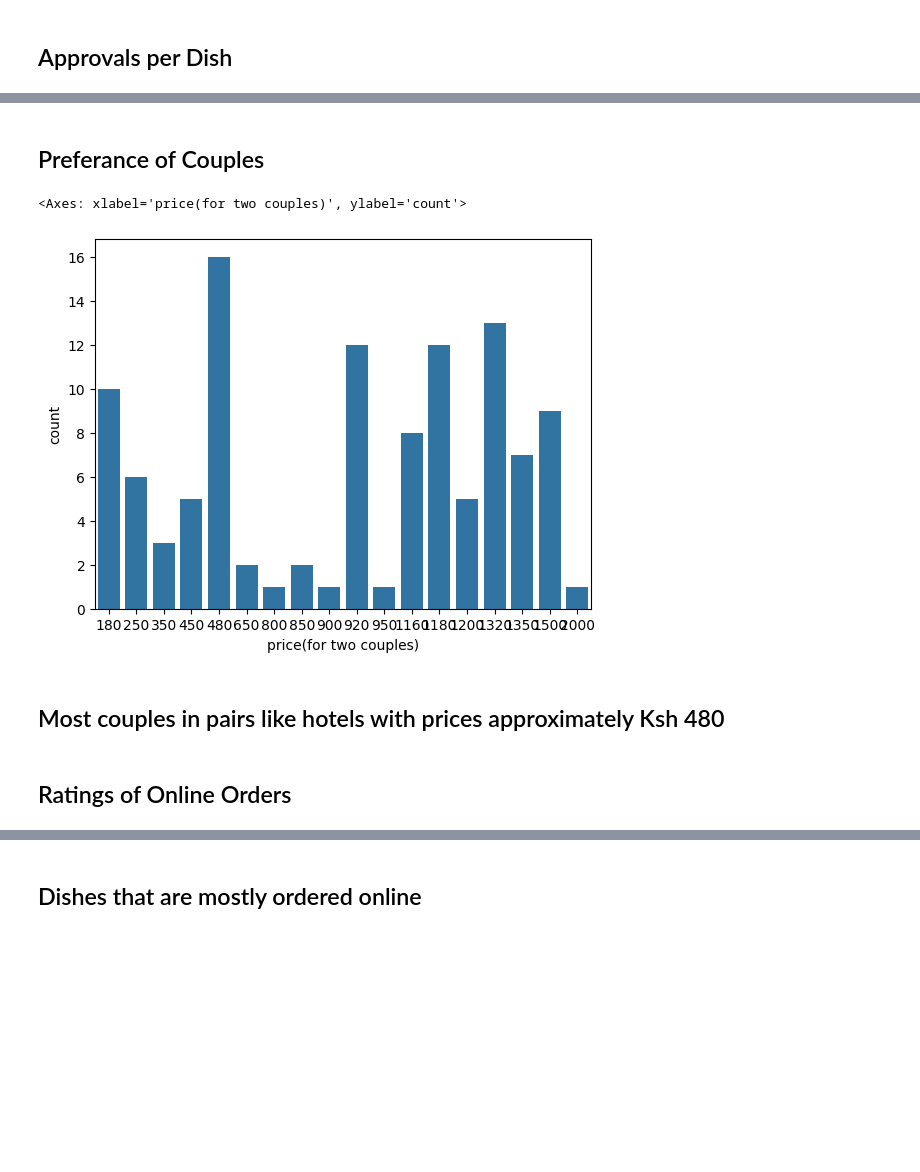
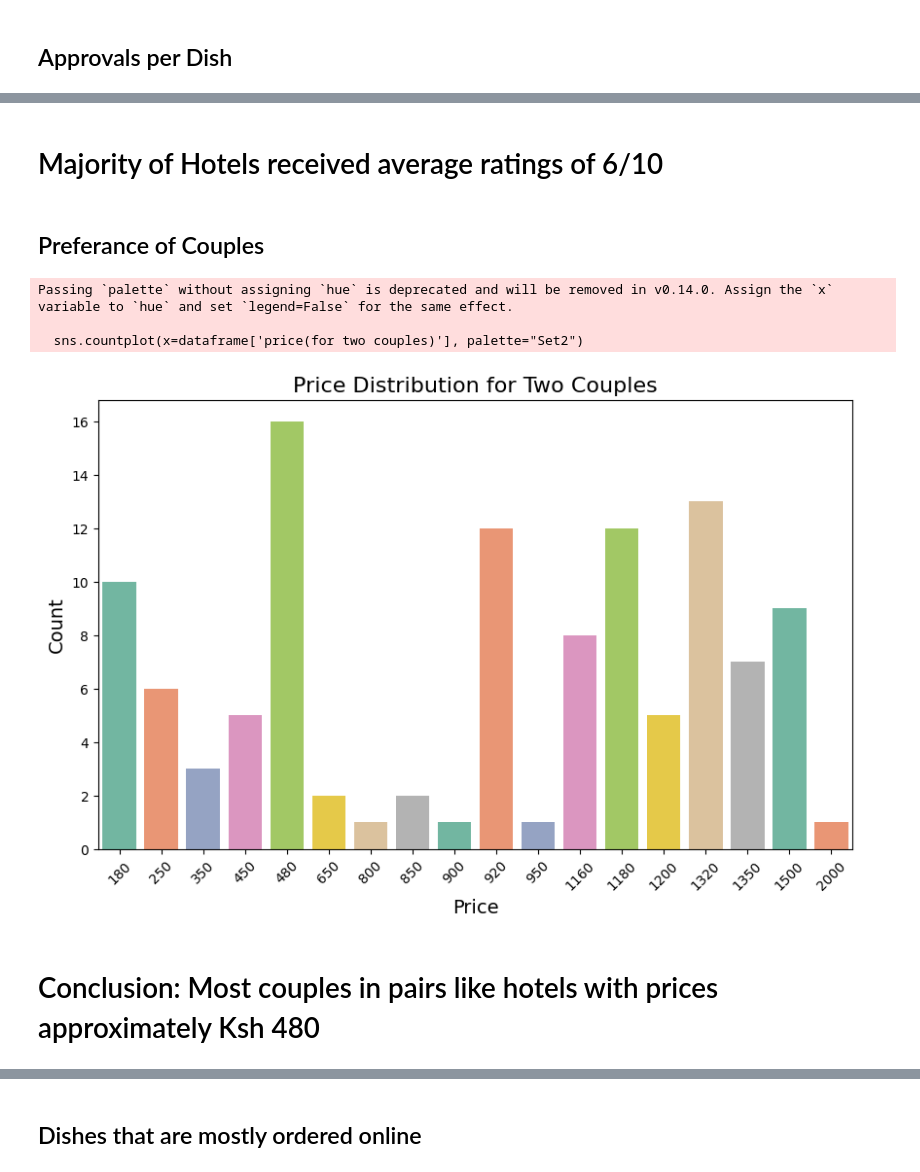
Before and after one commit to Jakobura/Kobura-Project, a Jupyter notebook: Hotel project.ipynb, the cells around one changed output, grey strips where cells are left out. Drawn from its saved outputs; the diff is of its cells as text; code cells hidden in the pictures; blank space fills up the shorter version.

```diff
--- a/Hotel project.ipynb
+++ b/Hotel project.ipynb
@@ -173,12 +307,29 @@ plt.show()
+# %% [markdown]
+# Majority of Hotels received average ratings of 6/10
 # %% [markdown]
 ## Preferance of Couples
-# %%
-Two_couples=dataframe['price(for two couples)']
-sns.countplot(x=Two_couples)
-# %% [output]
-<Axes: xlabel='price(for two couples)', ylabel='count'>
-[figure, removed]
+# %%
+import seaborn as sns
+import matplotlib.pyplot as plt
+
+# Create the count plot
+plt.figure(figsize=(10, 6))
+sns.countplot(x=dataframe['price(for two couples)'], palette="Set2")
+
+# Rotate x-axis labels
+plt.xticks(rotation=45)
+
+# Add labels and title
+plt.title("Price Distribution for Two Couples", fontsize=16)
+plt.xlabel("Price", fontsize=14)
+plt.ylabel("Count", fontsize=14)
+
+# Show the plot
+plt.show()
+# %% [output]
+Passing `palette` without assigning `hue` is deprecated and will be removed in v0.14.0. Assign the `x` variable to `hue` and set `legend=False` for the same effect.
+
+  sns.countplot(x=dataframe['price(for two couples)'], palette="Set2")
+[figure, added]
 # %% [markdown]
-## Most couples in pairs like hotels with prices approximately Ksh 480
+# Conclusion: Most couples in pairs like hotels with prices approximately Ksh 480
-# %% [markdown]
-## Ratings of Online Orders
```
Also changed, not shown: parts of 38 cells of this notebook, 8 other files.
